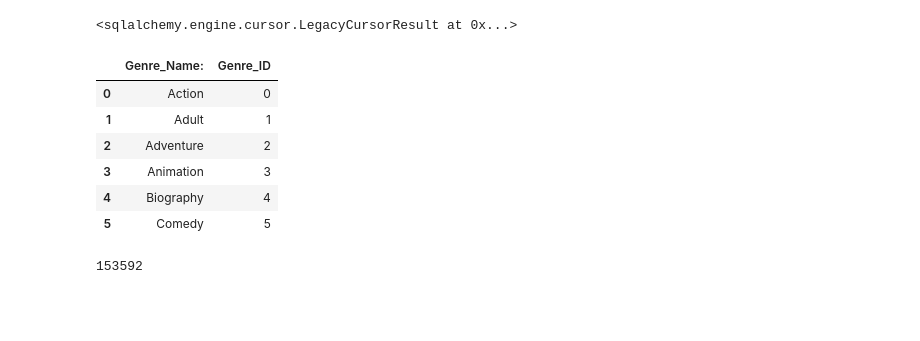
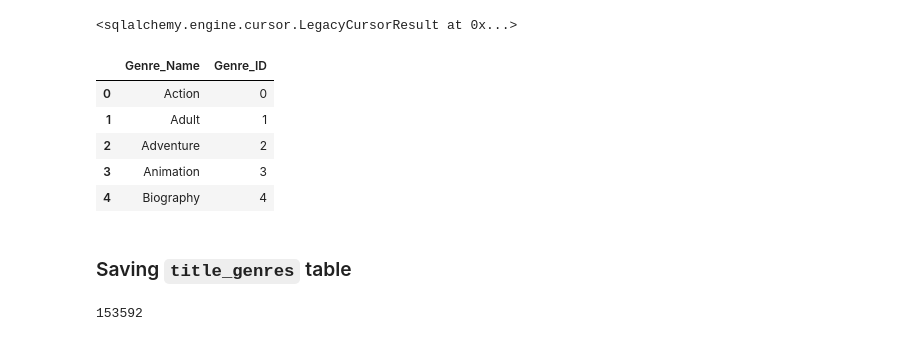
Before and after one commit to cole-beach/What-Makes-A-Movie-Successful, a Jupyter notebook: Part 03 - Creating SQL Database.ipynb, the cells around one changed output. Saved outputs shown, nothing was run; the diff lists cells and outputs as text; code cells hidden in the pictures; blank space fills up the shorter version.

```diff
--- a/What Makes a Movie Successful - Part 03 - Creating SQL Database.ipynb
+++ b/Part 03 - Creating SQL Database.ipynb
@@ -573,14 +581,15 @@ engine.execute('ALTER TABLE genres ADD PRIMARY KEY (`Genre_ID`);')
 # %% [output]
 <sqlalchemy.engine.cursor.LegacyCursorResult at 0x...>
 # %%
-q = """SELECT * FROM genres LIMIT 6"""
+q = """SELECT * FROM genres LIMIT 5"""
 pd.read_sql(q,engine)
 # %% [output]
-|  | Genre_Name: | Genre_ID |
+|  | Genre_Name | Genre_ID |
 | 0 | Action | 0 |
 | 1 | Adult | 1 |
 | 2 | Adventure | 2 |
 | 3 | Animation | 3 |
 | 4 | Biography | 4 |
-| 5 | Comedy | 5 |
+# %% [markdown]
+### Saving `title_genres` table
 # %%
```
Also changed, not shown: parts of 24 cells of this notebook, 1 other file.
